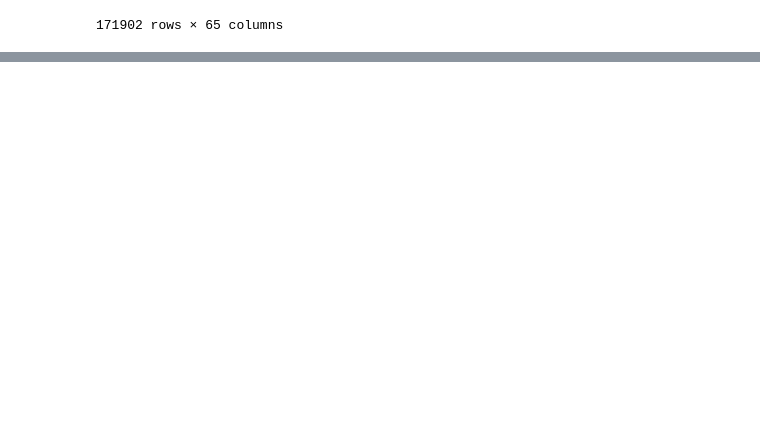
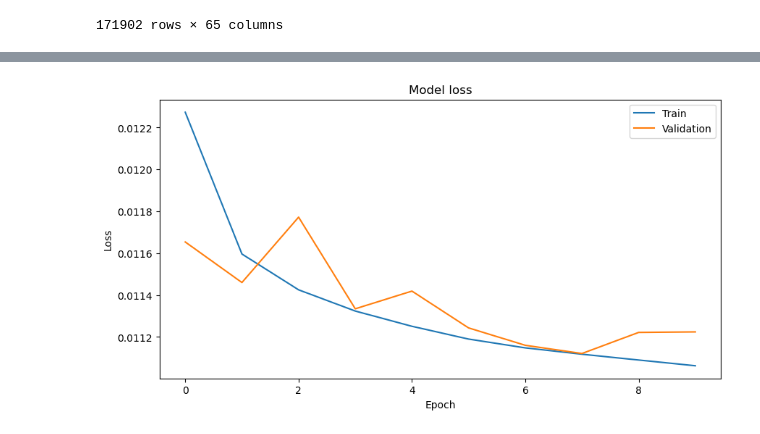
Before and after one commit to carlotalacasav/Gorrapiedra-proyecto, a Jupyter notebook: cross_val_lm.ipynb, the cells around one changed output, grey strips where cells are left out. Saved outputs shown, nothing was run; the diff lists cells and outputs as text; code cells hidden in the pictures; blank space fills up the shorter version.

```diff
--- a/cross_val_lm.ipynb
+++ b/cross_val_lm.ipynb
@@ -99,0 +126,14 @@ submission = y_pred.to_csv('../submision_xgbr.csv', index = False)
+# %%
+X_train, X_test, y_train, y_test = train_test_split(X_train_encoded, y_train, test_size=0.2, random_state=42)
+# %%
+model = Sequential()
+model.add(Dense(128, input_dim=X_train.shape[1], activation='relu'))
+model.add(Dense(64, activation='relu'))
+model.add(Dense(32, activation='relu'))
+model.add(Dense(1, activation='linear'))
+
+# Compilar el modelo
+model.compile(optimizer=Adam(learning_rate=0.001), loss='mean_squared_error')
+
+# Resumen del modelo
+model.summary()
@@ -99,0 +171,7 @@ submission = y_pred.to_csv('../submision_xgbr.csv', index = False)
+# %%
+# Entrenar el modelo
+history = model.fit(X_train, y_train, validation_split=0.2, epochs=10, batch_size=32)
+
+# Evaluar el modelo
+loss = model.evaluate(X_test, y_test)
+print(f'Loss: {loss}')
@@ -99,0 +196,11 @@ submission = y_pred.to_csv('../submision_xgbr.csv', index = False)
+# %%
+plt.figure(figsize=(10, 5))
+plt.plot(history.history['loss'])
+plt.plot(history.history['val_loss'])
+plt.title('Model loss')
+plt.xlabel('Epoch')
+plt.ylabel('Loss')
+plt.legend(['Train', 'Validation'], loc='upper right')
+plt.show()
+# %% [output]
+[figure, added]
```
Also changed, not shown: parts of 9 cells of this notebook, 1 other file.
